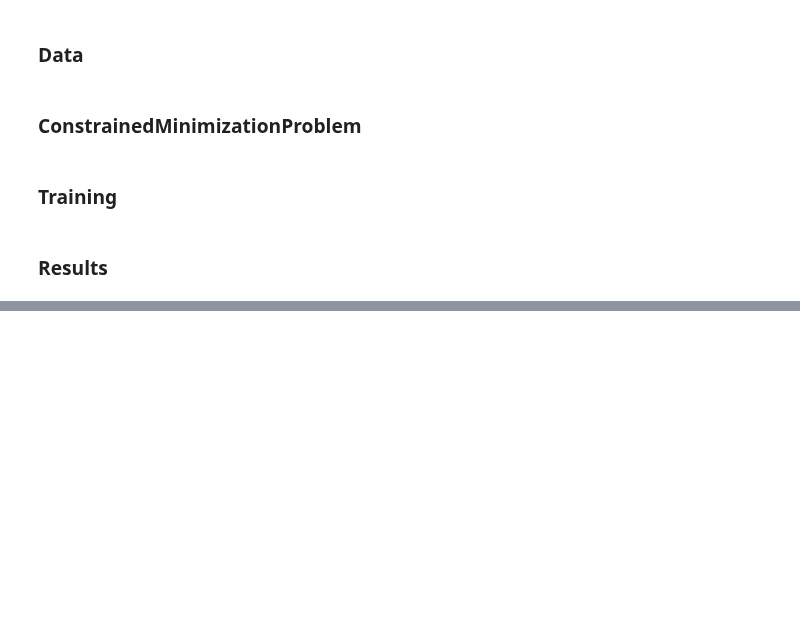
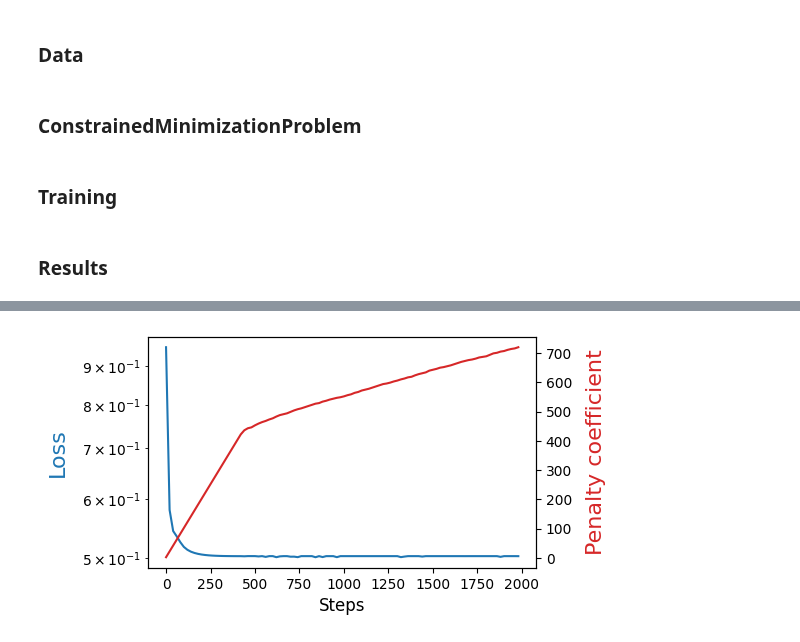
Before and after one commit to cooper-org/cooper, a Jupyter notebook: docs/source/notebooks/plot_dag_learning.ipynb, the cells around one changed output, grey strips where cells are left out. Cells and saved outputs as stored; diff of their text form; code cells hidden in the pictures; blank space fills up the shorter version.

Commit message:
plot dag learning tutorial

```diff
--- a/docs/source/notebooks/plot_dag_learning.ipynb
+++ b/docs/source/notebooks/plot_dag_learning.ipynb
@@ -63,8 +63,8 @@ def generate_data(n: int, d: int, n_causes: int, noise_std: float, device: torch
         device: torch.device
 
     Returns:
-        torch.Tensor: X of shape (n, d)
-        torch.Tensor: A of shape (d, d)
+        torch.Tensor: Data (X) of shape (n, d)
+        torch.Tensor: Graph (A) of shape (d, d)
     """
     assert n_causes <= d
 
@@ -76,7 +76,9 @@ def generate_data(n: int, d: int, n_causes: int, noise_std: float, device: torch
     A = torch.zeros(d, d, device=device)
 
     for i in range(n_causes, d):
-        parents = torch.randperm(i)[: np.random.randint(1, i)]
+        # For i=1, the only possible parent is 0
+        parents = 0 if i == 1 else torch.randperm(i)[: np.random.randint(1, i)]
+
         A[i, parents] = 1
 
     assert torch.trace(torch.linalg.matrix_exp(A)).item() == d, "A is not a DAG"
@@ -109,10 +111,10 @@ where $c$ is a penalty parameter. We will schedule the penalty parameter $c$ to
 # %% [markdown]
 ### Data
 # %%
-D = 10
-N = 1000
-N_CAUSES = 3
-NOISE_STD = 1e-1
+D = 4
+N = 5_000
+N_CAUSES = 1
+NOISE_STD = 1e-2
 DEVICE = torch.device("cuda" if torch.cuda.is_available() else "cpu")
 
 # Generate data
@@ -138,8 +140,8 @@ class DAGLearning(cooper.ConstrainedMinimizationProblem):
         )
 
     def compute_cmp_state(self, A: torch.Tensor) -> cooper.CMPState:
-        loss = torch.linalg.norm(self.X - self.X @ torch.sigmoid(A.T), ord="fro") ** 2
-        loss += self.lmbda * torch.linalg.norm(torch.sigmoid(A), ord=1)
+        loss = torch.linalg.norm(self.X - self.X @ A.T, ord="fro") ** 2
+        loss += self.lmbda * torch.linalg.norm(A, ord=1)
 
         constraint_value = torch.trace(torch.linalg.matrix_exp(A)) - self.d
         constraint_state = cooper.ConstraintState(violation=constraint_value)
@@ -205,7 +205,7 @@ def plot_adjacency(adjacency, gt_adjacency):
     plt.clf()
     _, (ax1, ax2, ax3) = plt.subplots(ncols=3, nrows=1)
 
-    kwargs = {"vmin": -1, "vmax": 1, "cmap": "Blues_r", "xticklabels": False, "yticklabels": False}
+    kwargs = {"vmin": 0, "vmax": 1, "cmap": "Blues", "xticklabels": False, "yticklabels": False}
     sns.heatmap(adjacency, ax=ax2, cbar=False, **kwargs)
     sns.heatmap(gt_adjacency, ax=ax3, cbar=False, **kwargs)
     sns.heatmap(adjacency - gt_adjacency, ax=ax1, cbar=False, **kwargs)
@@ -219,3 +219,18 @@ def plot_adjacency(adjacency, gt_adjacency):
     ax3.set_aspect("equal", adjustable="box")
 
     plt.show()
+
+
+def plot_progress(steps, losses, penalty_coefficients):
+    _, ax1 = plt.subplots(figsize=(5, 3))
+    ax2 = ax1.twinx()
+    ax1.plot(steps, losses, "tab:blue")
+    ax2.plot(steps, penalty_coefficients, "tab:red")
+
+    ax1.set_yscale("log")
+
+    ax1.set_xlabel("Steps", fontsize=12)
+    ax1.set_ylabel("Loss", color="tab:blue", labelpad=10, fontsize=16)
+    ax2.set_ylabel("Penalty coefficient", color="tab:red", labelpad=10, fontsize=16)
+
+    plt.show()
@@ -221,0 +244,4 @@ def plot_adjacency(adjacency, gt_adjacency):
+# %%
+plot_progress(steps, losses, penalty_coefficients)
+# %% [output]
+[figure, added]
```
Also changed, not shown: parts of 11 cells of this notebook, 1 other file.
